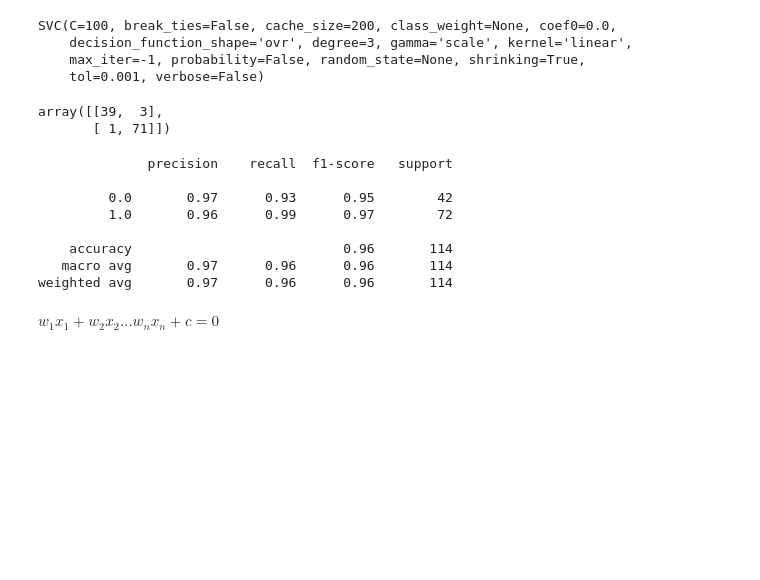
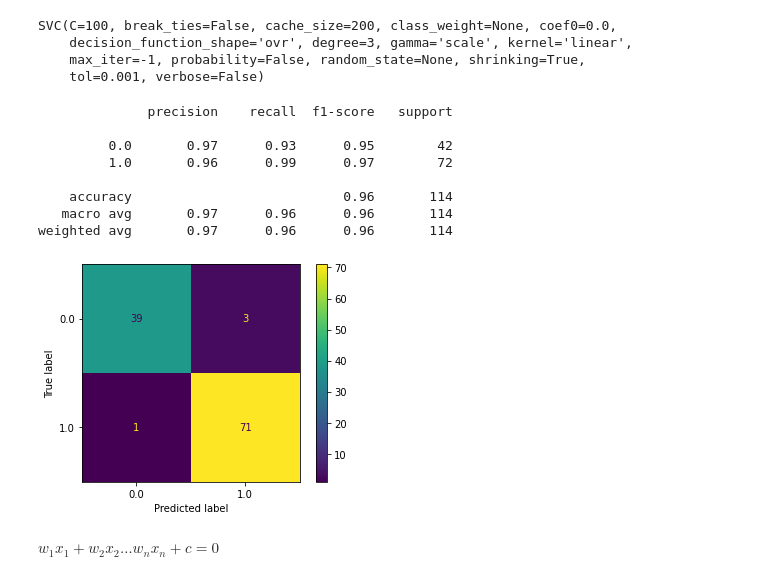
Before and after one commit to Vngel0/Python_UC, a Jupyter notebook: Clase_6_NB_SVM_LDA.ipynb, the cells around one changed output. Cells and saved outputs as stored; diff of their text form; code cells hidden in the pictures; blank space fills up the shorter version.

```diff
--- a/Clase_6_NB_SVM_LDA.ipynb
+++ b/Clase_6_NB_SVM_LDA.ipynb
@@ -169,24 +166,29 @@ SVC(C=100, break_ties=False, cache_size=200, class_weight=None, coef0=0.0,
 # %%
 # Validando el modelo
 
 predict = svm_model.predict(X_test)
 
-from sklearn.metrics import classification_report, confusion_matrix
-
+from sklearn.metrics import classification_report, confusion_matrix, plot_confusion_matrix
 confusion = confusion_matrix(y_test,predict)
 display(confusion)
 print(classification_report(y_test, predict))
+
+def validate_model(model, X_test, y_test):
+  y_pred = model.predict(X_test)
+  plot_confusion_matrix(svm_model, X_test, y_test)
+  print(classification_report(y_test, y_pred))
+
+validate_model(svm_model, X_test, y_test)
 # %% [output]
-array([[39,  3],
-       [ 1, 71]])
+              precision    recall  f1-score   support
+
+         0.0       0.97      0.93      0.95        42
+         1.0       0.96      0.99      0.97        72
+
+    accuracy                           0.96       114
+   macro avg       0.97      0.96      0.96       114
+weighted avg       0.97      0.96      0.96       114
-              precision    recall  f1-score   support
-
-         0.0       0.97      0.93      0.95        42
-         1.0       0.96      0.99      0.97        72
-
-    accuracy                           0.96       114
-   macro avg       0.97      0.96      0.96       114
-weighted avg       0.97      0.96      0.96       114
+[figure, added]
 # %% [markdown]
 $ w_1 x_1+  w_2 x_2\dots  w_n x_n+ c = 0$
 # %%
```
Also changed, not shown: parts of 20 cells of this notebook.
